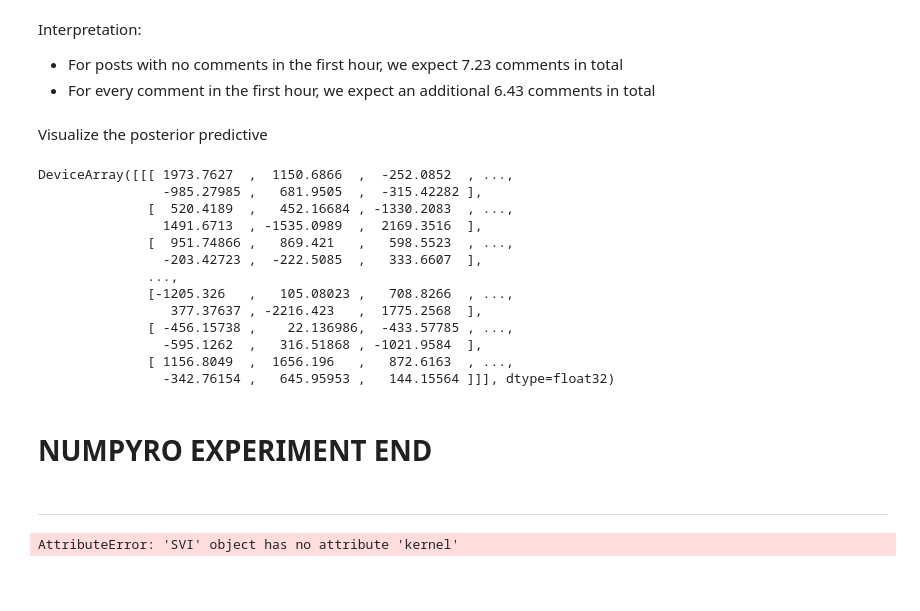
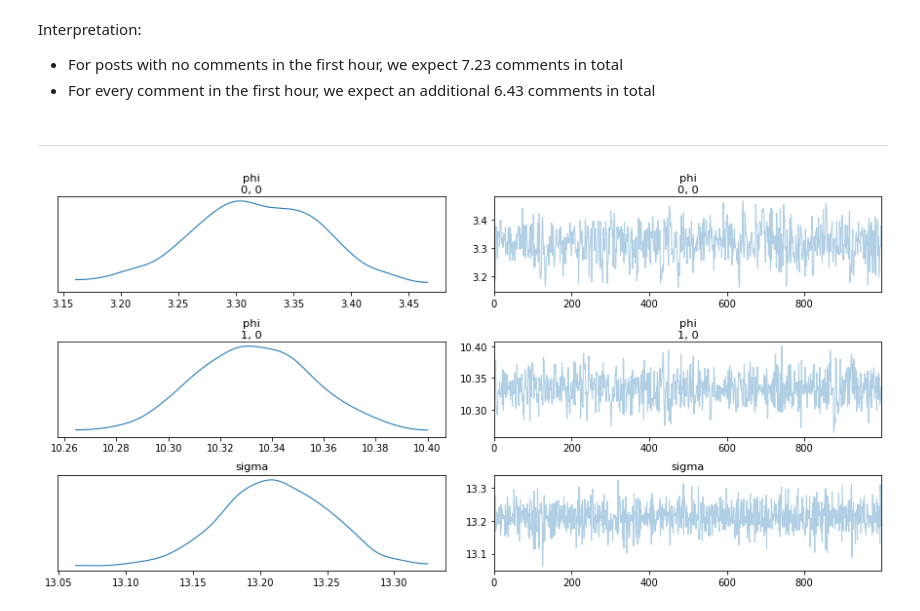
Before and after one commit to ageil/Probabilistic-Programming, a Jupyter notebook: model/SingleLevelModelPyro.ipynb, the cells around one changed output. Saved outputs shown, nothing was run; the diff lists cells and outputs as text; code cells hidden in the pictures; blank space fills up the shorter version.

```diff
--- a/model/SingleLevelModelPyro.ipynb
+++ b/model/SingleLevelModelPyro.ipynb
@@ -141,6 +137,28 @@ y_test = torch.Tensor(y_test)
 Post-Level Regression
 
 y_p = phi_0 * bias + phi_1 * first_hour_comments + epsilon
+# %%
+def model_no_subsample(p_data, y):
+    num_posts, num_p_indeps = p_data.shape
+
+    # define a prior for our regression variables
+    phi_prior = dist.Normal(torch.zeros((num_p_indeps, 1)),
+                            10. * torch.ones((num_p_indeps, 1)))  # (num_p_indeps, 1)
+    phi = pyro.sample("phi", phi_prior)  # (num_p_indeps, 1)
+
+    sigma = pyro.sample("sigma", dist.Uniform(0., 1000.))
+
+    # for each post, use the correct set of coefficients to run our post-level regression
+    with pyro.plate("post", size=num_posts) as p:
+
+        # indep vars for this post
+        indeps = p_data[p,:]  # (num_posts, num_p_indeps)
+
+        # calculate the mean
+        mu = torch.matmul(indeps, phi)  # (num_posts, num_p_indeps) (num_p_indeps, 1)
+
+        # sample
+        return pyro.sample("obs", dist.Normal(mu, sigma), obs=y[p])  # (num_posts, 1)
 # %%
 def model(p_data, y):
     num_posts, num_p_indeps = p_data.shape
@@ -319,5 +307,3 @@ Interpretation:
 
 - For posts with no comments in the first hour, we expect 7.23 comments in total
 - For every comment in the first hour, we expect an additional 6.43 comments in total
-# %% [markdown]
-Visualize the posterior predictive
@@ -339,16 +309,0 @@ samples = predictive(rng_key=rng_key, p_data=p_data, y=None)
-# %%
-samples['obs']
-# %% [output]
-DeviceArray([[[ 1973.7627  ,  1150.6866  ,  -252.0852  , ...,
-                -985.27985 ,   681.9505  ,  -315.42282 ],
-              [  520.4189  ,   452.16684 , -1330.2083  , ...,
-                1491.6713  , -1535.0989  ,  2169.3516  ],
-              [  951.74866 ,   869.421   ,   598.5523  , ...,
-                -203.42723 ,  -222.5085  ,   333.6607  ],
-              ...,
-              [-1205.326   ,   105.08023 ,   708.8266  , ...,
-                 377.37637 , -2216.423   ,  1775.2568  ],
-              [ -456.15738 ,    22.136986,  -433.57785 , ...,
-                -595.1262  ,   316.51868 , -1021.9584  ],
-              [ 1156.8049  ,  1656.196   ,   872.6163  , ...,
-                -342.76154 ,   645.95953 ,   144.15564 ]]], dtype=float32)
@@ -361,12 +310,9 @@ predictive = Predictive(svi, guide=guide, num_samples=1000)
-# %% [markdown]
-# NUMPYRO EXPERIMENT END
 # %% [markdown]
 ----
 # %%
-import arviz as az
-data = az.from_pyro(svi)
+data = az.from_pyro(mcmc)
 az.plot_trace(data, compact=False);
 # %% [output]
-AttributeError: 'SVI' object has no attribute 'kernel'
+[figure, added]
 # %%
 az_samples = az.convert_to_inference_data(svi_samples)
```
Also changed, not shown: parts of 30 cells of this notebook.
